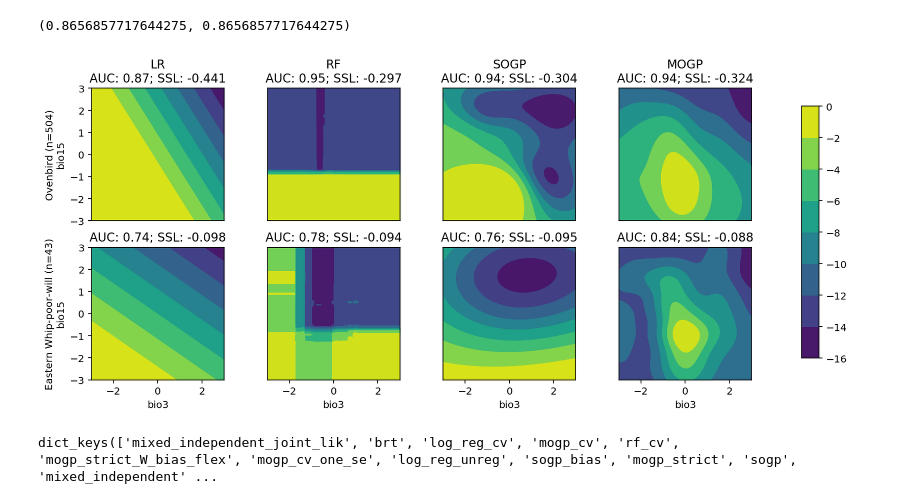
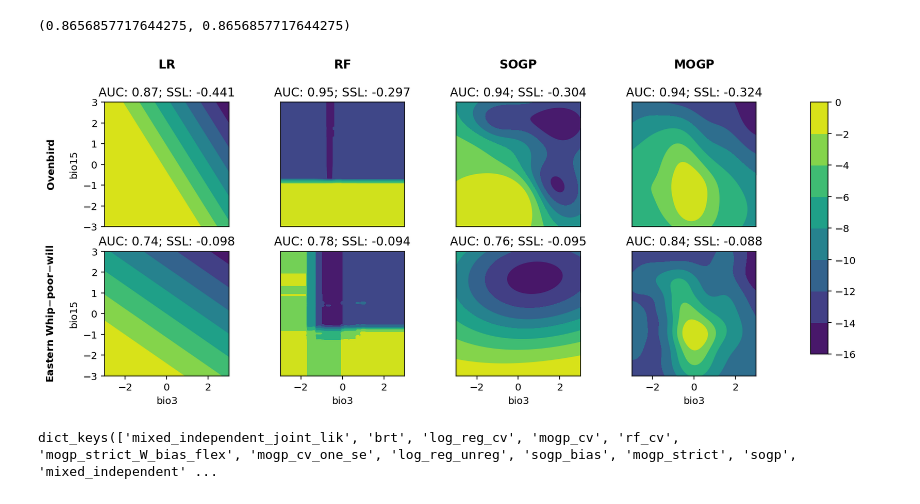
Before and after one commit to martiningram/sdm_ml, a Jupyter notebook: jupyter/v2/Plot latent functions -- more partial plots.ipynb, the cells around one changed output. Saved outputs shown, nothing was run; the diff lists cells and outputs as text; code cells hidden in the pictures.

```diff
--- a/jupyter/v2/Plot latent functions -- more partial plots.ipynb
+++ b/jupyter/v2/Plot latent functions -- more partial plots.ipynb
@@ -345,6 +354,9 @@ all_aucs['LR'].iloc[bird_1_id], all_aucs['LR']['Ovenbird']
 (0.8656857717644275, 0.8656857717644275)
 # %%
 from mpl_toolkits.axes_grid1 import make_axes_locatable
+import matplotlib as mpl
+mpl.rcParams['text.usetex'] = False
+#mpl.rcParams['text.latex.preamble'] = [r'\usepackage{amsmath}'] #for \text command
 
 
 f, all_ax = plt.subplots(2, 4, constrained_layout=True)
@@ -379,7 +391,7 @@ for i, (cur_species, ax) in enumerate(zip([bird_1_id, bird_2_id, bird_3_id], all
 
         if i == 0:
 
-            cur_title = f'{cur_model_name}\n' + cur_title
+            cur_title = r'$\bf{' + cur_model_name + "}$" + '\n\n' + cur_title
 
         cur_ax.set_title(cur_title)
 
@@ -397,36 +409,36 @@ for i, (cur_species, ax) in enumerate(zip([bird_1_id, bird_2_id, bird_3_id], all
         ax.get_xaxis().set_visible(False)
 
 #for cur_ax, cur_title in zip(all_ax[0, :], ['LR\nbla', 'RF', 'SOGP', 'MOGP']):
 #    cur_ax.set_title(cur_title)
 
 for cur_ax in all_ax.reshape(-1):
     cur_ax.axis('square')
 
 for cur_ax, cur_species in zip(all_ax[:, 0], [names[bird_1_id], names[bird_2_id], names[bird_3_id]]):
-    cur_ax.set_ylabel(f'{cur_species} (n={train_presences[cur_species]})\nbio15')
+    cur_ax.set_ylabel(r'$\bf{' + cur_species.replace(' ', '\ ').replace('-', '\mathrm{-}') + '}$\n\nbio15')
     cur_ax.get_yaxis().set_visible(True)
 
 for cur_ax in all_ax[-1, :]:
     cur_ax.set_xlabel('bio3')
     cur_ax.get_xaxis().set_visible(True)
 
-f.subplots_adjust(left=0.07, top=0.9, bottom=0.09, right=0.85)
+f.subplots_adjust(left=0.07, top=0.85, bottom=0.09, right=0.85)
 cbar_ax = f.add_axes([0.9, 0.15, 0.02, 0.7])
 f.colorbar(im_cbar, cax=cbar_ax)
 
 #divider = make_axes_locatable(ax[3])
 #cax = divider.append_axes("right", size="5%", pad=0.05)
 #plt.colorbar(im, cax=cax)
 
 #plt.colorbar()
 
 f.set_size_inches(12, 5)
 #f.tight_layout()
 
 plt.savefig('/Users/ingramm/Projects/uni_melb/papers/mogp/partial_plot_comparison_multiple.pdf')
 #plt.savefig('/Users/ingramm/Projects/uni_melb/papers/mogp/partial_plot_comparison_multiple.png', dpi=300)
 # %% [output]
-[figure, old version]
+[figure, new version]
 # %%
 # Check how significant the difference is
 from sdm_ml.evaluation import load_all_dataset_sdm_model_results
```
Also changed, not shown: parts of 2 cells of this notebook, 2 other files.
